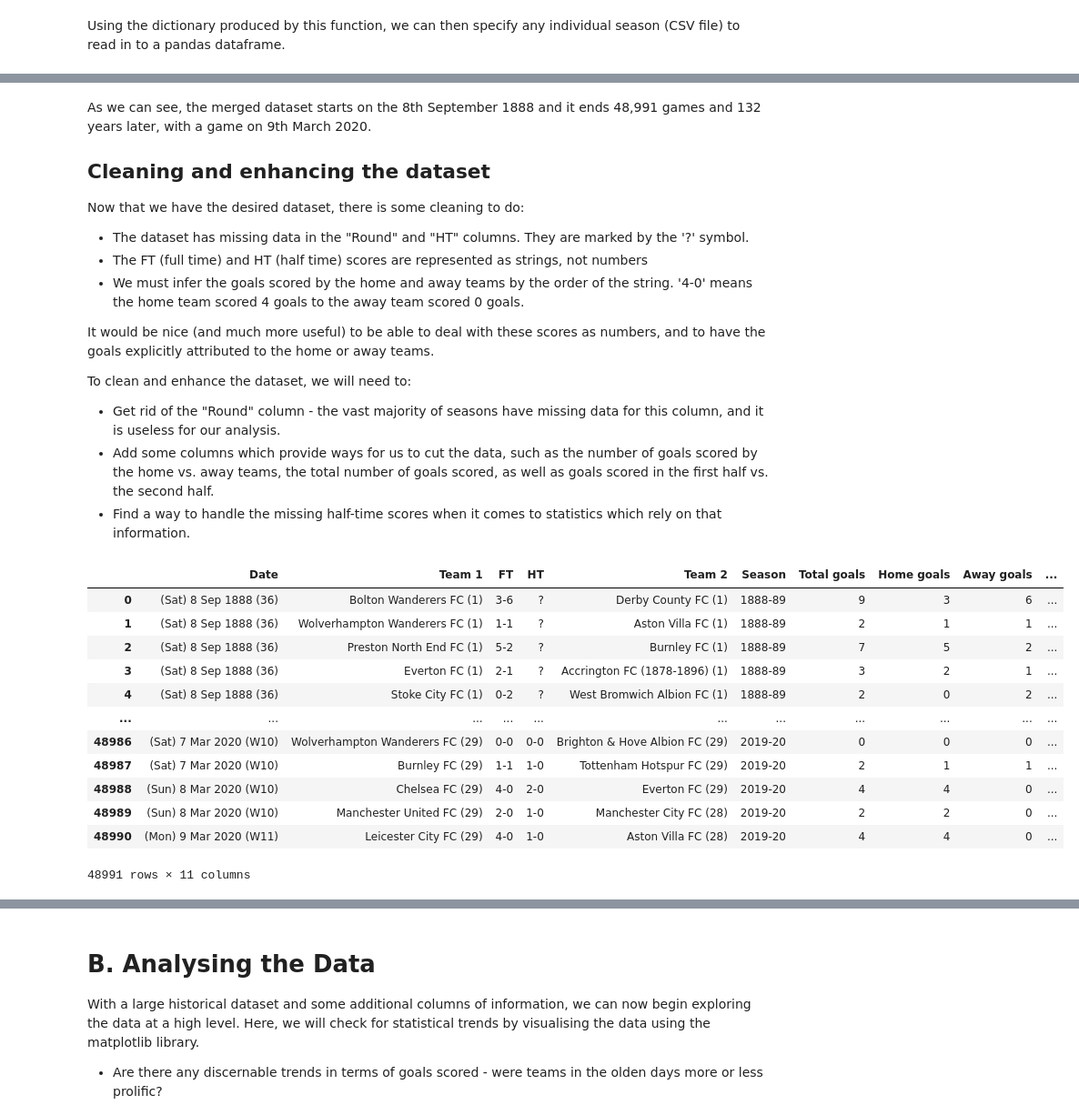
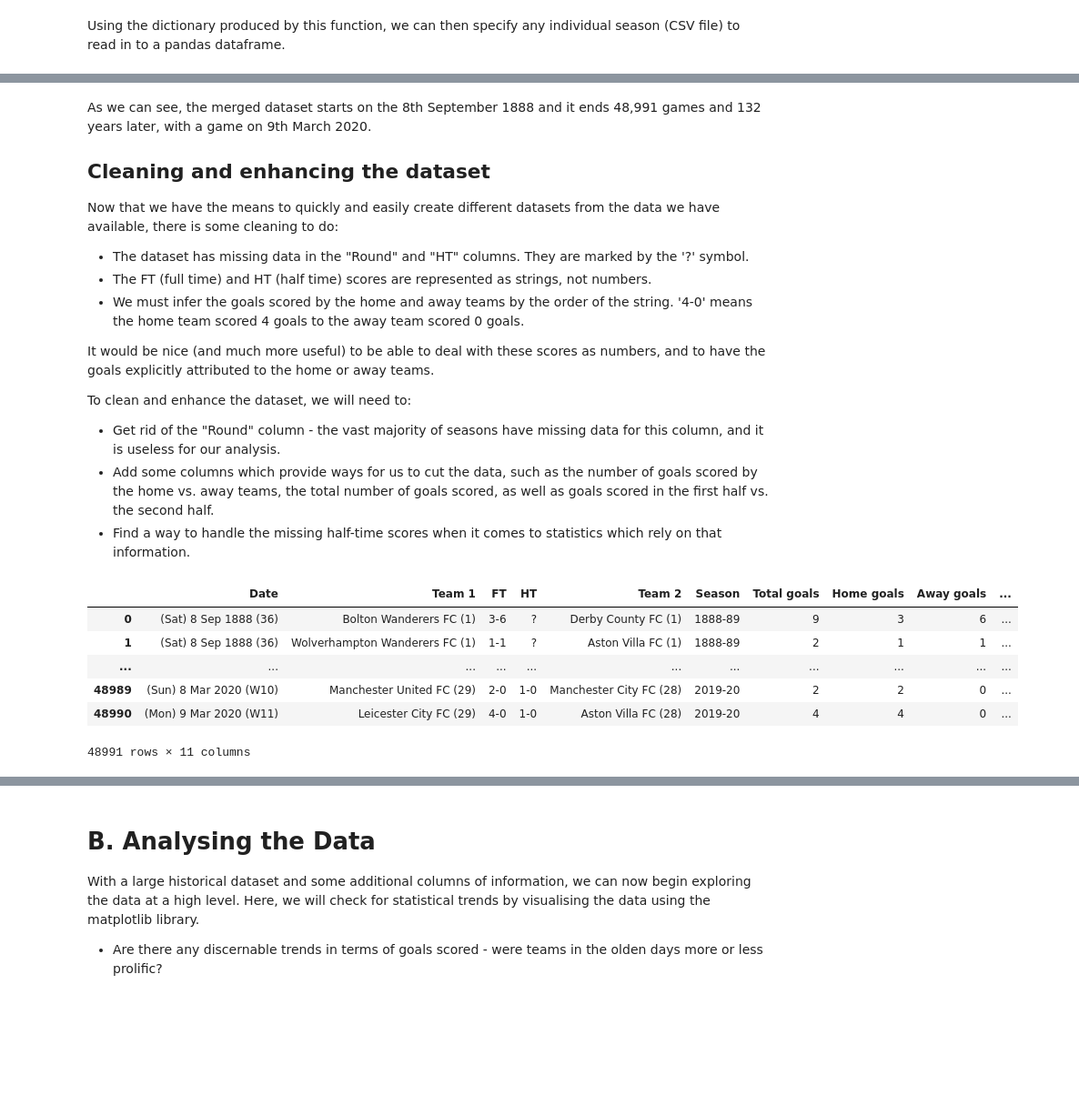
Before and after one commit to bw20/Data_insights, a Jupyter notebook: Football_analysis.ipynb, the cells around one changed output, grey strips where cells are left out. Shown: that part at 91% size. Cells and saved outputs as stored; diff of their text form; code cells hidden in the pictures; blank space fills up the shorter version.

```diff
--- a/Football_analysis.ipynb
+++ b/Football_analysis.ipynb
@@ -87,9 +89,14 @@ def create_df(season):
     df = pd.read_csv(all_seasons['df_eng_' + season])
     return df
 
+#for the sake of readability, this function will display a certain amount of rows in the df
+def display_n(df,n):
+    with pd.option_context('display.max_rows',n*2):
+        display(df)
+
 #For example, here's a snapshot of the 2014-15 Premier League season:
 EPL_14_15 = create_df('2014-15')
-EPL_14_15.head(3)
+display_n(EPL_14_15, 2)
 # %% [output]
 |  | Round | Date | Team 1 | FT | HT | Team 2 |
 | 0 | ? | (Sat) 16 Aug 2014 (W33) | Arsenal FC (1) | 2-1 | 1-1 | Crystal Palace FC (1) |
@@ -149,10 +155,10 @@ As we can see, the merged dataset starts on the 8th September 1888 and it ends 4
 
 ## Cleaning and enhancing the dataset
 
-Now that we have the desired dataset, there is some cleaning to do:
+Now that we have the means to quickly and easily create different datasets from the data we have available, there is some cleaning to do:
 
 - The dataset has missing data in the "Round" and "HT" columns. They are marked by the '?' symbol.
-- The FT (full time) and HT (half time) scores are represented as strings, not numbers
+- The FT (full time) and HT (half time) scores are represented as strings, not numbers.
 - We must infer the goals scored by the home and away teams by the order of the string. '4-0' means the home team scored 4 goals to the away team scored 0 goals.
 
 It would be nice (and much more useful) to be able to deal with these scores as numbers, and to have the goals explicitly attributed to the home or away teams.
@@ -162,36 +168,29 @@ To clean and enhance the dataset, we will need to:
 - Add some columns which provide ways for us to cut the data, such as the number of goals scored by the home vs. away teams, the total number of goals scored, as well as goals scored in the first half vs. the second half.
 - Find a way to handle the missing half-time scores when it comes to statistics which rely on that information.
 # %%
-#Let's make some changes to the dataset to better suit our purposes.
+#Let's add some additional columns with data that will be useful for analysis
 def add_columns(dataframe):
     df = dataframe
-    #df['HT'].loc[df['HT'] == '?'] = np.NaN #Because there thousands of rows without HT score data (marked as '?'), this line converts these all to missing data ("NaN")
-    #This converts a string '2-1' to a list [2,1] for the FT and HT columns
+    #The below converts a string '2-1' to a list [2,1] for the FT and HT columns
     FT_score_list = df['FT'].map(lambda FT: re.findall(r'\d+', FT))
     HT_score_list = df['HT'].map(lambda HT: re.findall(r'\d+', HT))
     #Now that we have the scores in a list format, we can convert them to integers and play with them to create the following additional statistics:
     df['Total goals'] = FT_score_list.map(lambda goals: int(goals[0]) + int(goals[1]))
     df['Home goals'] = FT_score_list.map(lambda goals: int(goals[0]))
     df['Away goals'] = FT_score_list.map(lambda goals: int(goals[1]))
-    df['First half goals'] = HT_score_list.map(lambda goals: int(goals[0]) + int(goals[1]) if goals != [] else np.NaN) #NOTE:the if condition is necessary because for many games the HT result is missing. They are marked as NaN if so.
+    df['First half goals'] = HT_score_list.map(lambda goals: int(goals[0]) + int(goals[1]) if goals != [] else np.NaN) #The if/else condition is necessary because for many games the HT result is missing. They are marked as NaN if so.
     df['Second half goals'] = df['Total goals'] - df['First half goals']
     #Finally, delete the useless "round" column
     df = df.drop(columns=['Round'])
     return df
 
 merged_df = add_columns(merged_df)
-merged_df
+display_n(merged_df, 2)
 # %% [output]
 |  | Date | Team 1 | FT | HT | Team 2 | Season | Total goals | Home goals | Away goals | ... |
 | 0 | (Sat) 8 Sep 1888 (36) | Bolton Wanderers FC (1) | 3-6 | ? | Derby County FC (1) | 1888-89 | 9 | 3 | 6 | ... |
 | 1 | (Sat) 8 Sep 1888 (36) | Wolverhampton Wanderers FC (1) | 1-1 | ? | Aston Villa FC (1) | 1888-89 | 2 | 1 | 1 | ... |
-| 2 | (Sat) 8 Sep 1888 (36) | Preston North End FC (1) | 5-2 | ? | Burnley FC (1) | 1888-89 | 7 | 5 | 2 | ... |
-| 3 | (Sat) 8 Sep 1888 (36) | Everton FC (1) | 2-1 | ? | Accrington FC (1878-1896) (1) | 1888-89 | 3 | 2 | 1 | ... |
-| 4 | (Sat) 8 Sep 1888 (36) | Stoke City FC (1) | 0-2 | ? | West Bromwich Albion FC (1) | 1888-89 | 2 | 0 | 2 | ... |
 | ... | ... | ... | ... | ... | ... | ... | ... | ... | ... | ... |
-| 48986 | (Sat) 7 Mar 2020 (W10) | Wolverhampton Wanderers FC (29) | 0-0 | 0-0 | Brighton & Hove Albion FC (29) | 2019-20 | 0 | 0 | 0 | ... |
-| 48987 | (Sat) 7 Mar 2020 (W10) | Burnley FC (29) | 1-1 | 1-0 | Tottenham Hotspur FC (29) | 2019-20 | 2 | 1 | 1 | ... |
-| 48988 | (Sun) 8 Mar 2020 (W10) | Chelsea FC (29) | 4-0 | 2-0 | Everton FC (29) | 2019-20 | 4 | 4 | 0 | ... |
 | 48989 | (Sun) 8 Mar 2020 (W10) | Manchester United FC (29) | 2-0 | 1-0 | Manchester City FC (28) | 2019-20 | 2 | 2 | 0 | ... |
 | 48990 | (Mon) 9 Mar 2020 (W11) | Leicester City FC (29) | 4-0 | 1-0 | Aston Villa FC (28) | 2019-20 | 4 | 4 | 0 | ... |
 48991 rows × 11 columns
```
Also changed, not shown: parts of 19 cells of this notebook.
